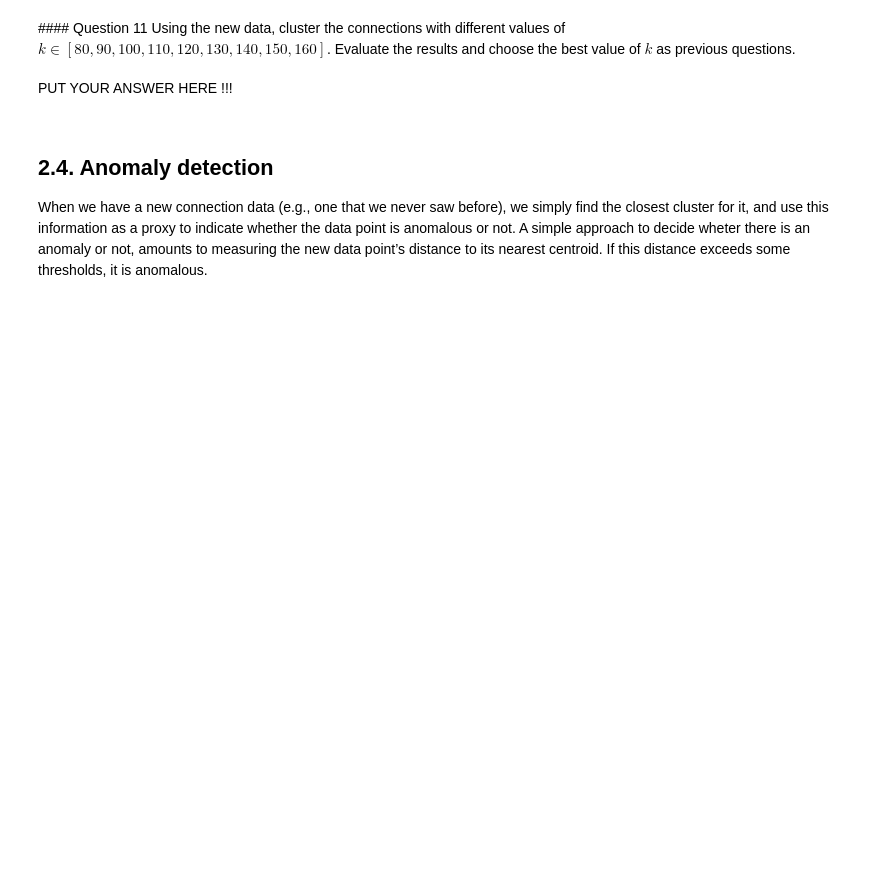
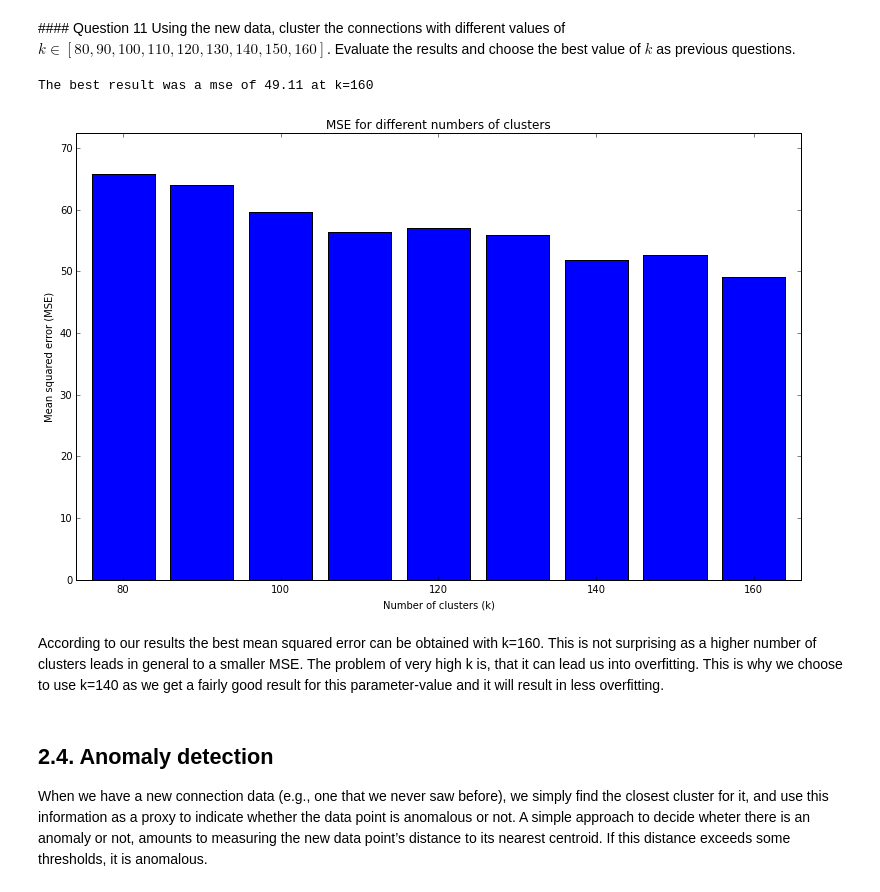
Before and after one commit to adriculteur/Algorithmic-Machine-Learning, a Jupyter notebook: Notebooks/[Lecture 10+11] Anomaly Detection in Network Traffic with K-means clustering.ipynb, the cells around one changed output. Saved outputs shown, nothing was run; the diff lists cells and outputs as text; code cells hidden in the pictures; blank space fills up the shorter version.

```diff
--- a/Notebooks/[Lecture 10+11] Anomaly Detection in Network Traffic with K-means clustering.ipynb
+++ b/Notebooks/[Lecture 10+11] Anomaly Detection in Network Traffic with K-means clustering.ipynb
@@ -474,7 +452,4 @@ from operator import add
 # Evaluate clustering by computing Within Set Sum of Squared Errors
 def error(clusters, point):
     closest_center = clusters.centers[clusters.predict(point)]
-    return  np.sum([x**2 for x in (point - closest_center)])
-
-WSSSE = data.map(lambda point: error(clusters, point)).reduce(add)
-print("Within Set Sum of Squared Error = " + str(WSSSE))
+    return  np.sum([np.square(x) for x in (point - closest_center)])
@@ -886,23 +869,26 @@ scores = [(k, clusteringScore(normalizedData, k)) for k in k_values]
 # %%
 # plot results
 width = 8
 left = list(map(lambda score: score[0] - width/2, scores))
 values = list(map(lambda score: score[1], scores))
 plt.figure(figsize=(13,8))
 plt.bar(left,  values, width=width)
 plt.title("MSE for different numbers of clusters")
 plt.xlabel("Number of clusters (k)")
 plt.ylabel("Mean squared error (MSE)")
 plt.xlim(left[0] -2, left[-1] + width + 2)
 plt.ylim(0, np.max(values)*1.1)
+
+
+minVal = np.min(values)
+print("The best result was a mse of %.2f at k=%d" %(minVal, k_values[values.index(minVal)] ))
+# %% [output]
+The best result was a mse of 49.11 at k=160
+[figure, added]
-# %% [markdown]
-<div class="answer">
-
-
-PUT YOUR ANSWER HERE !!!
-
-
-</div>
+# %% [markdown]
+<div class="answer">
+According to our results the best mean squared error can be obtained with k=160. This is not surprising as a higher number of clusters leads in general to a smaller MSE. The problem of very high k is, that it can lead us into overfitting. This is why we choose to use k=140 as we get a fairly good result for this parameter-value and it will result in less overfitting.
+</div>
 # %% [markdown]
 ## 2.4. Anomaly detection
 When we have a new connection data (e.g., one that we never saw before), we simply find the closest cluster for it, and use this information as a proxy to indicate whether the data point is anomalous or not. A simple approach to decide wheter there is an anomaly or not, amounts to measuring the new data point’s distance to its nearest centroid. If this distance exceeds some thresholds, it is anomalous.
```
Also changed, not shown: parts of 37 cells of this notebook.
